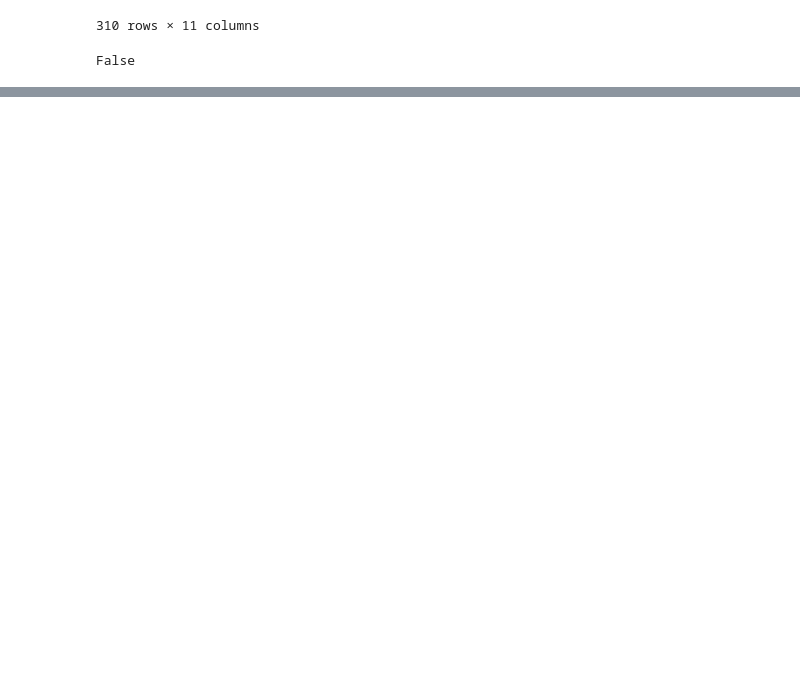
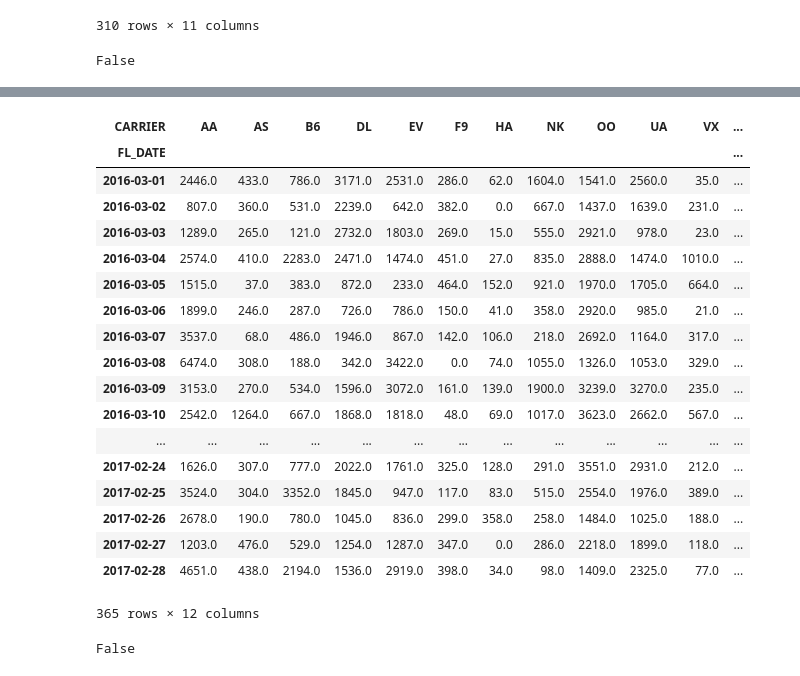
Before and after one commit to xsabhi/DataMiningLab1, a Jupyter notebook: Abhishek/Lab - 1 - EDA.ipynb, the cells around one changed output, grey strips where cells are left out. Saved outputs shown, nothing was run; the diff lists cells and outputs as text; code cells hidden in the pictures; blank space fills up the shorter version.

```diff
--- a/Abhishek/Lab - 1 - EDA.ipynb
+++ b/Abhishek/Lab - 1 - EDA.ipynb
@@ -966,0 +1015,2 @@ iplot( fig, validate=False, filename='d3-bubble-map-populations' )
+# %%
+df_sampled1_grouped = df_sampled1.groupby(['FL_DATE', 'CARRIER'],as_index=False).agg({'CARRIER_DELAY':sum, 'LATE_AIRCRAFT_DELAY':sum, 'NAS_DELAY':sum, 'SECURITY_DELAY':sum, 'WEATHER_DELAY':sum})
@@ -966,0 +1070,4 @@ iplot( fig, validate=False, filename='d3-bubble-map-populations' )
+# %%
+df_sampled1_grouped['TOTAL_DELAY'] = df_sampled1_grouped['CARRIER_DELAY'] + df_sampled1_grouped['LATE_AIRCRAFT_DELAY'] + df_sampled1_grouped['NAS_DELAY'] + df_sampled1_grouped['SECURITY_DELAY'] + df_sampled1_grouped['WEATHER_DELAY']
+df_sampled1_grouped.fillna(0)
+df_sampled1_grouped
@@ -966,0 +1114,3 @@ iplot( fig, validate=False, filename='d3-bubble-map-populations' )
+# %%
+df_sampled1_grouped_imputed = df_sampled1_grouped.fillna(0)
+df_sampled1_grouped_imputed
@@ -966,0 +1140,28 @@ iplot( fig, validate=False, filename='d3-bubble-map-populations' )
+# %%
+delays_list = ['CARRIER_DELAY','LATE_AIRCRAFT_DELAY','NAS_DELAY','SECURITY_DELAY','WEATHER_DELAY']
+flight_delays_by_airlines = df_sampled1_grouped_imputed.pivot(index='FL_DATE', columns='CARRIER', values='TOTAL_DELAY')
+flight_delays_by_airlines
+# %% [output]
+| CARRIER | AA | AS | B6 | DL | EV | F9 | HA | NK | OO | UA | VX | ... |
+| FL_DATE |  |  |  |  |  |  |  |  |  |  |  | ... |
+| 2016-03-01 | 2446.0 | 433.0 | 786.0 | 3171.0 | 2531.0 | 286.0 | 62.0 | 1604.0 | 1541.0 | 2560.0 | 35.0 | ... |
+| 2016-03-02 | 807.0 | 360.0 | 531.0 | 2239.0 | 642.0 | 382.0 | 0.0 | 667.0 | 1437.0 | 1639.0 | 231.0 | ... |
+| 2016-03-03 | 1289.0 | 265.0 | 121.0 | 2732.0 | 1803.0 | 269.0 | 15.0 | 555.0 | 2921.0 | 978.0 | 23.0 | ... |
+| 2016-03-04 | 2574.0 | 410.0 | 2283.0 | 2471.0 | 1474.0 | 451.0 | 27.0 | 835.0 | 2888.0 | 1474.0 | 1010.0 | ... |
+| 2016-03-05 | 1515.0 | 37.0 | 383.0 | 872.0 | 233.0 | 464.0 | 152.0 | 921.0 | 1970.0 | 1705.0 | 664.0 | ... |
+| 2016-03-06 | 1899.0 | 246.0 | 287.0 | 726.0 | 786.0 | 150.0 | 41.0 | 358.0 | 2920.0 | 985.0 | 21.0 | ... |
+| 2016-03-07 | 3537.0 | 68.0 | 486.0 | 1946.0 | 867.0 | 142.0 | 106.0 | 218.0 | 2692.0 | 1164.0 | 317.0 | ... |
+| 2016-03-08 | 6474.0 | 308.0 | 188.0 | 342.0 | 3422.0 | 0.0 | 74.0 | 1055.0 | 1326.0 | 1053.0 | 329.0 | ... |
+| 2016-03-09 | 3153.0 | 270.0 | 534.0 | 1596.0 | 3072.0 | 161.0 | 139.0 | 1900.0 | 3239.0 | 3270.0 | 235.0 | ... |
+| 2016-03-10 | 2542.0 | 1264.0 | 667.0 | 1868.0 | 1818.0 | 48.0 | 69.0 | 1017.0 | 3623.0 | 2662.0 | 567.0 | ... |
+| ... | ... | ... | ... | ... | ... | ... | ... | ... | ... | ... | ... | ... |
+| 2017-02-24 | 1626.0 | 307.0 | 777.0 | 2022.0 | 1761.0 | 325.0 | 128.0 | 291.0 | 3551.0 | 2931.0 | 212.0 | ... |
+| 2017-02-25 | 3524.0 | 304.0 | 3352.0 | 1845.0 | 947.0 | 117.0 | 83.0 | 515.0 | 2554.0 | 1976.0 | 389.0 | ... |
+| 2017-02-26 | 2678.0 | 190.0 | 780.0 | 1045.0 | 836.0 | 299.0 | 358.0 | 258.0 | 1484.0 | 1025.0 | 188.0 | ... |
+| 2017-02-27 | 1203.0 | 476.0 | 529.0 | 1254.0 | 1287.0 | 347.0 | 0.0 | 286.0 | 2218.0 | 1899.0 | 118.0 | ... |
+| 2017-02-28 | 4651.0 | 438.0 | 2194.0 | 1536.0 | 2919.0 | 398.0 | 34.0 | 98.0 | 1409.0 | 2325.0 | 77.0 | ... |
+365 rows × 12 columns
+# %%
+flight_delays_by_airlines.isnull().any().any()
+# %% [output]
+False
```
Also changed, not shown: parts of 24 cells of this notebook.
